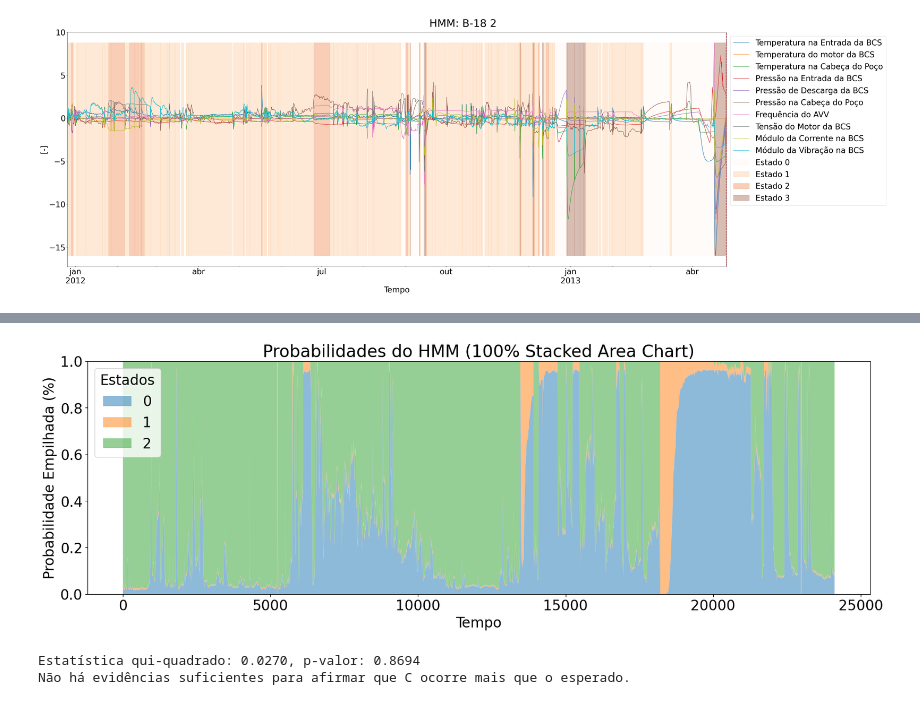
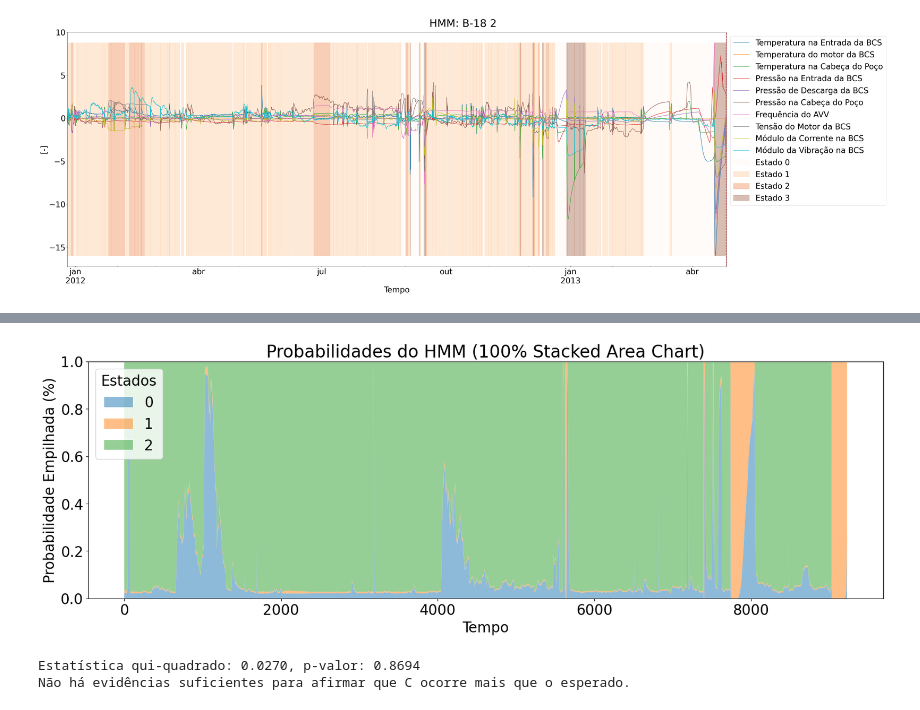
Before and after one commit to RL2-SP3/LISSA, a Jupyter notebook: examples/analise_modelos_hmm_direta.ipynb, the cells around one changed output, grey strips where cells are left out. Saved outputs shown, nothing was run; the diff lists cells and outputs as text; code cells hidden in the pictures.

```diff
--- a/examples/analise_modelos_hmm_direta.ipynb
+++ b/examples/analise_modelos_hmm_direta.ipynb
@@ -165,7 +165,7 @@ array([0.30963485, 0.05043931, 0.63992584])
 # %%
-li.PlotHMMProbs(totalData["Radius"].loc[(totalData["Well_down"]==0) & (totalData["Well Run"]==pumpList[50])],model)
+li.PlotHMMProbs(totalData["Radius"].loc[(totalData["Well_down"]==0) & (totalData["Well Run"]==pumpList[0])],model)
 # %% [output]
-[figure, old version]
+[figure, new version]
 # %%
 from scipy.stats import chisquare
 
```
Also changed, not shown: parts of 5 cells of this notebook, 1 other file.
